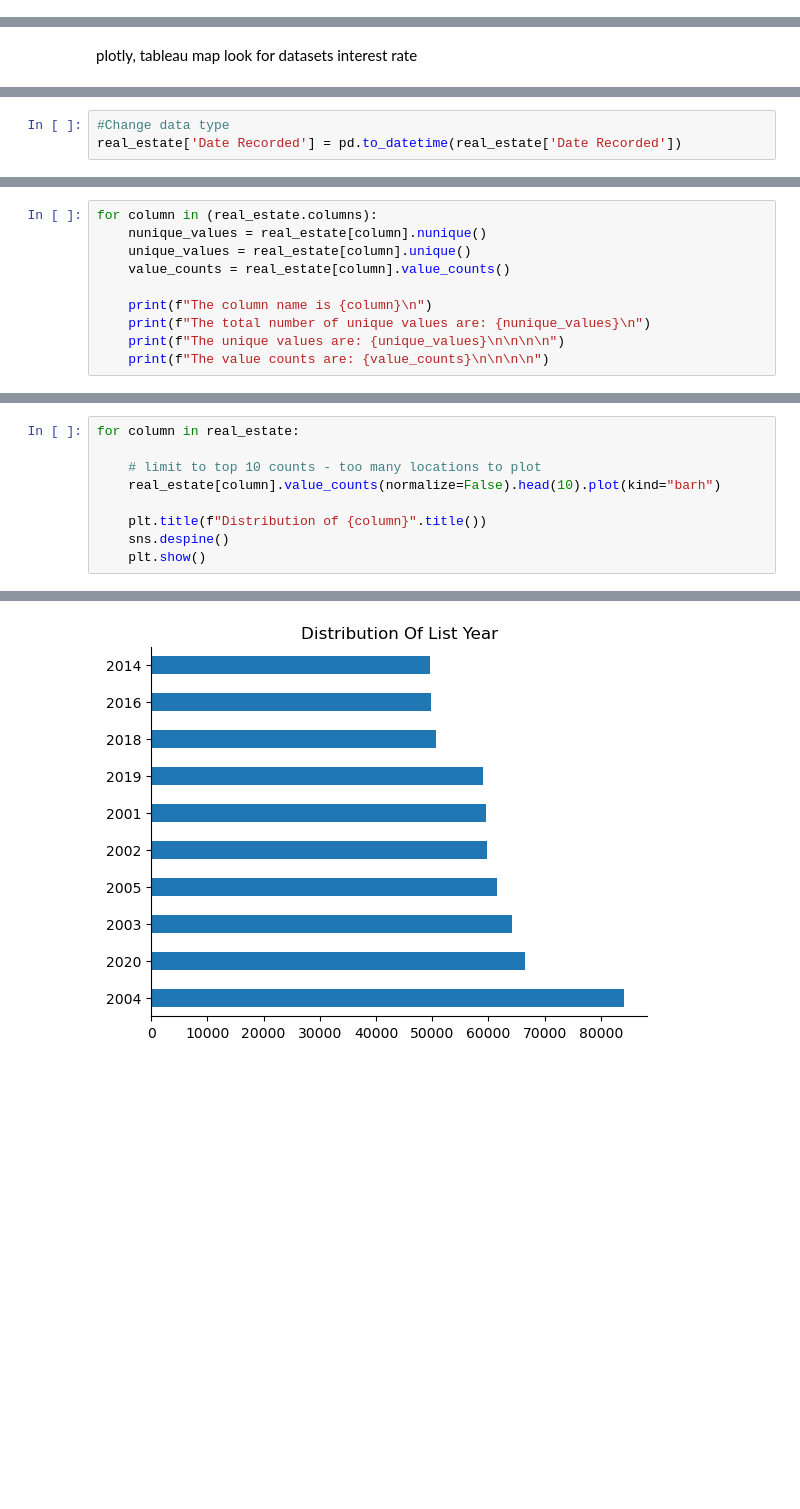
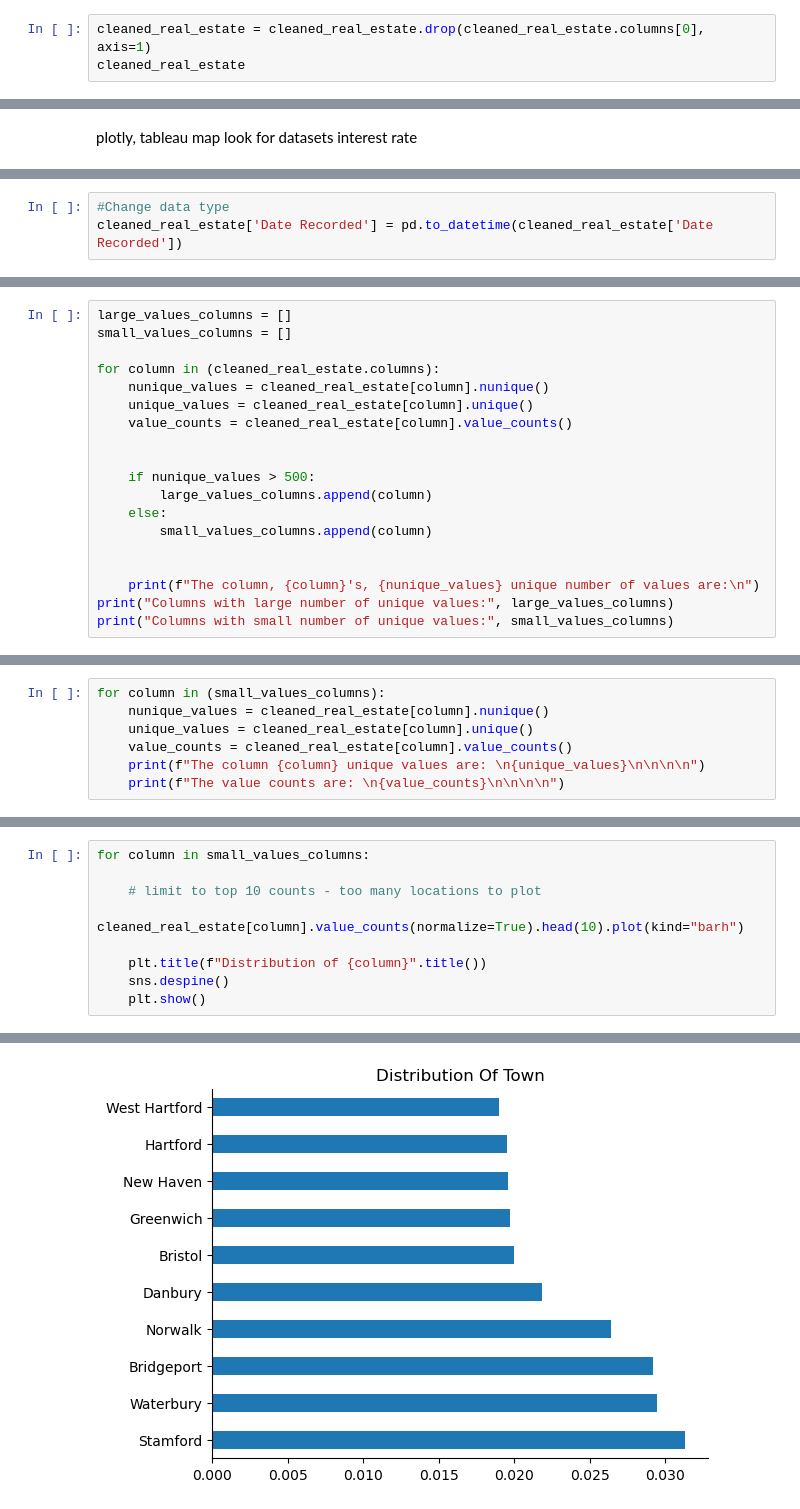
Before and after one commit to haesun-jung/capstone, a Jupyter notebook: EDA/EDA.ipynb, the cells around one changed output, grey strips where cells are left out. Drawn from its saved outputs; the diff is of its cells as text; blank space fills up the shorter version.

```diff
--- a/EDA/EDA.ipynb
+++ b/EDA/EDA.ipynb
@@ -55,0 +44,3 @@ Findings:
+# %%
+cleaned_real_estate = cleaned_real_estate.drop(cleaned_real_estate.columns[0], axis=1)
+cleaned_real_estate
@@ -144,4 +108,4 @@ Findings:
 # %%
 #Change data type
-real_estate['Date Recorded'] = pd.to_datetime(real_estate['Date Recorded'])
+cleaned_real_estate['Date Recorded'] = pd.to_datetime(cleaned_real_estate['Date Recorded'])
 # %%
@@ -158,0 +123,19 @@ real_estate.describe()
+# %%
+large_values_columns = []
+small_values_columns = []
+
+for column in (cleaned_real_estate.columns):
+    nunique_values = cleaned_real_estate[column].nunique()
+    unique_values = cleaned_real_estate[column].unique()
+    value_counts = cleaned_real_estate[column].value_counts()
+
+
+    if nunique_values > 500:
+        large_values_columns.append(column)
+    else:
+        small_values_columns.append(column)
+
+
+    print(f"The column, {column}'s, {nunique_values} unique number of values are:\n")
+print("Columns with large number of unique values:", large_values_columns)
+print("Columns with small number of unique values:", small_values_columns)
@@ -159,11 +160,8 @@ real_estate.describe()
 # %%
-for column in (real_estate.columns):
-    nunique_values = real_estate[column].nunique()
-    unique_values = real_estate[column].unique()
-    value_counts = real_estate[column].value_counts()
-
-    print(f"The column name is {column}\n")
-    print(f"The total number of unique values are: {nunique_values}\n")
-    print(f"The unique values are: {unique_values}\n\n\n\n")
-    print(f"The value counts are: {value_counts}\n\n\n\n")
+for column in (small_values_columns):
+    nunique_values = cleaned_real_estate[column].nunique()
+    unique_values = cleaned_real_estate[column].unique()
+    value_counts = cleaned_real_estate[column].value_counts()
+    print(f"The column {column} unique values are: \n{unique_values}\n\n\n\n")
+    print(f"The value counts are: \n{value_counts}\n\n\n\n")
 # %% [output]
@@ -189,8 +185,8 @@ Name: longitude, Length: 69536, dtype: int64
 # %%
-for column in real_estate:
+for column in small_values_columns:
 
     # limit to top 10 counts - too many locations to plot
-    real_estate[column].value_counts(normalize=False).head(10).plot(kind="barh")
+    cleaned_real_estate[column].value_counts(normalize=True).head(10).plot(kind="barh")
 
     plt.title(f"Distribution of {column}".title())
     sns.despine()
@@ -200 +196 @@ for column in real_estate:
-[figure, old version]
+[figure, new version]
```
Also changed, not shown: parts of 39 cells of this notebook, 12 other files.
